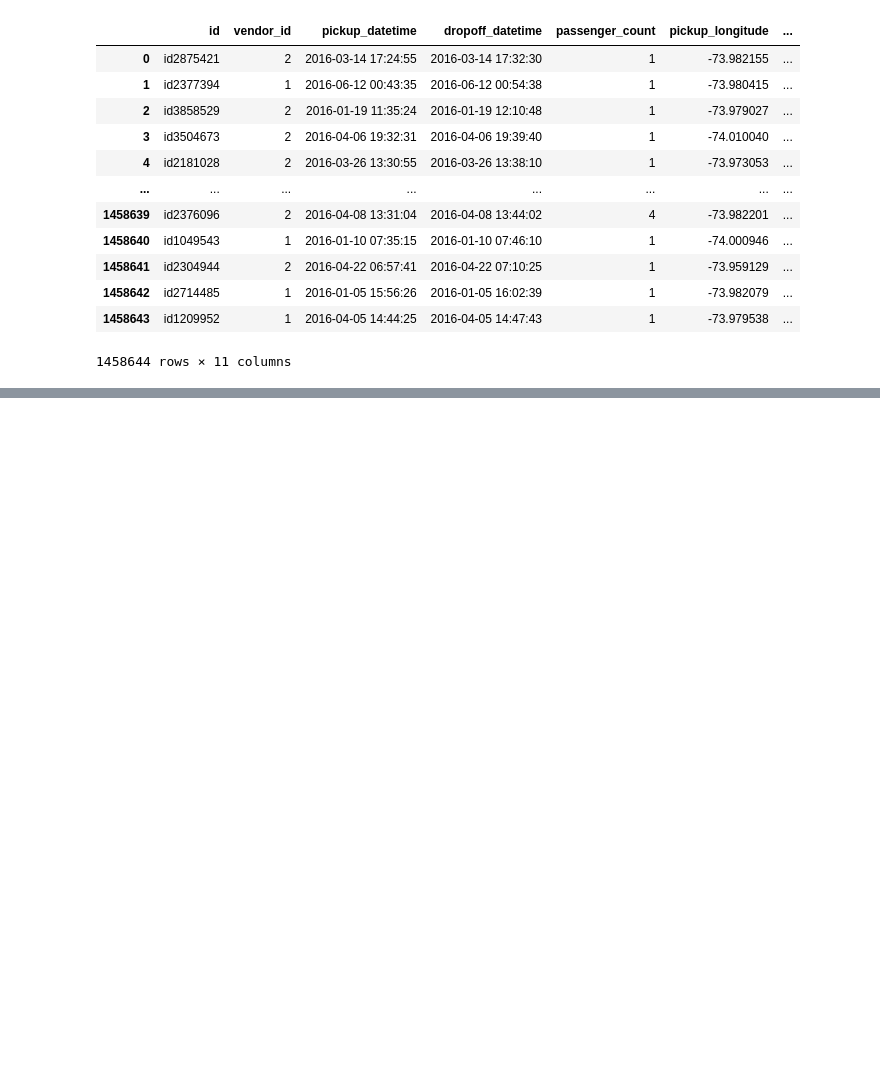
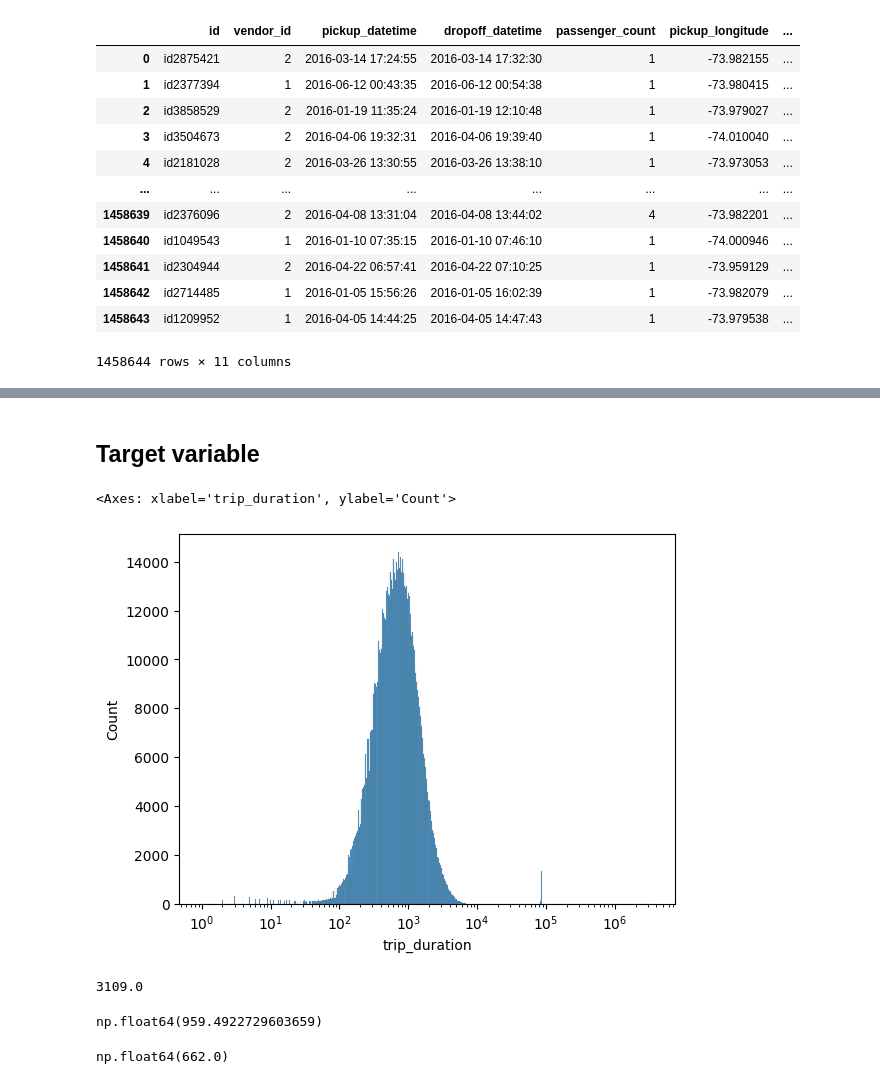
Before and after one commit to Handras18/NYC-Taxi-Trip-Duration, a Jupyter notebook: 01_eda.ipynb, the cells around one changed output, grey strips where cells are left out. Cells and saved outputs as stored; diff of their text form; code cells hidden in the pictures; blank space fills up the shorter version.

```diff
--- a/01_eda.ipynb
+++ b/01_eda.ipynb
@@ -24,0 +131,25 @@ df
+# %%
+df=df.drop(columns='dropoff_datetime')
+# %% [markdown]
+## Target variable
+# %%
+sns.histplot(data=df,x='trip_duration',log_scale=True)
+# %% [output]
+<Axes: xlabel='trip_duration', ylabel='Count'>
+[figure, added]
+# %%
+Q1=df['trip_duration'].quantile(0.25)
+Q3=df['trip_duration'].quantile(0.75)
+IQR=Q3-Q1
+upper_bound = Q3 + 3 * IQR
+print(upper_bound)
+# %% [output]
+3109.0
+# %%
+df['trip_duration'].mean()
+# %% [output]
+np.float64(959.4922729603659)
+# %%
+df['trip_duration'].median()
+# %% [output]
+np.float64(662.0)
```
Also changed, not shown: parts of 37 cells of this notebook.
